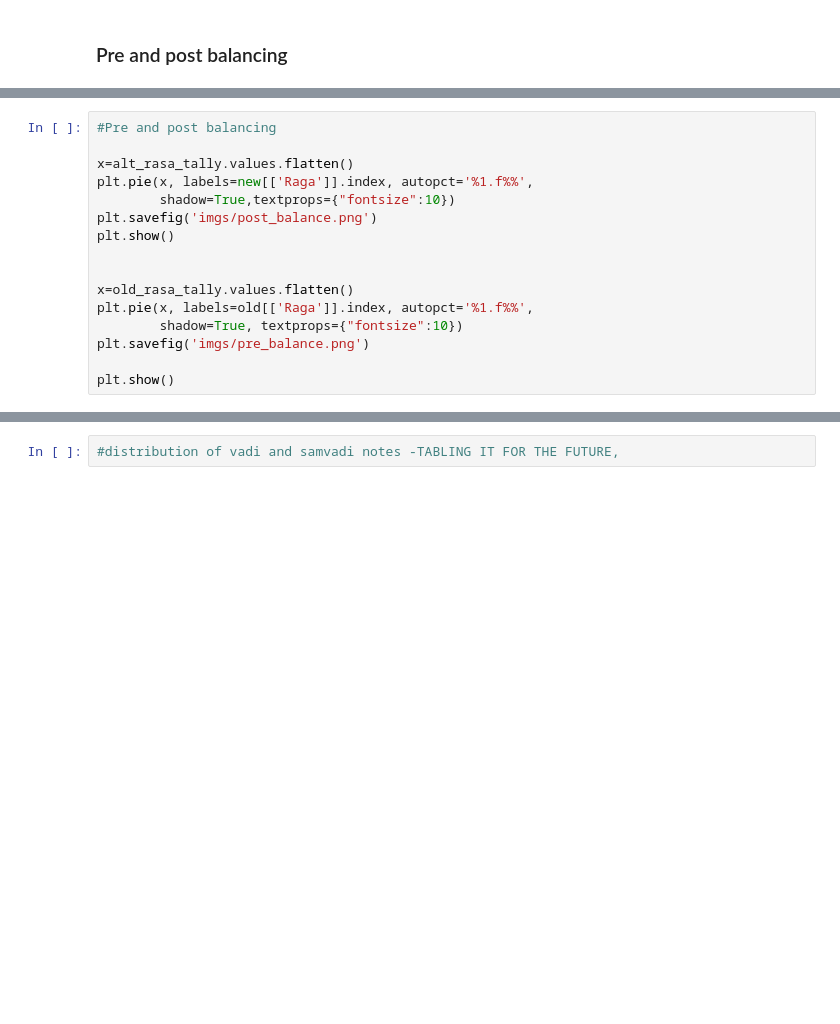
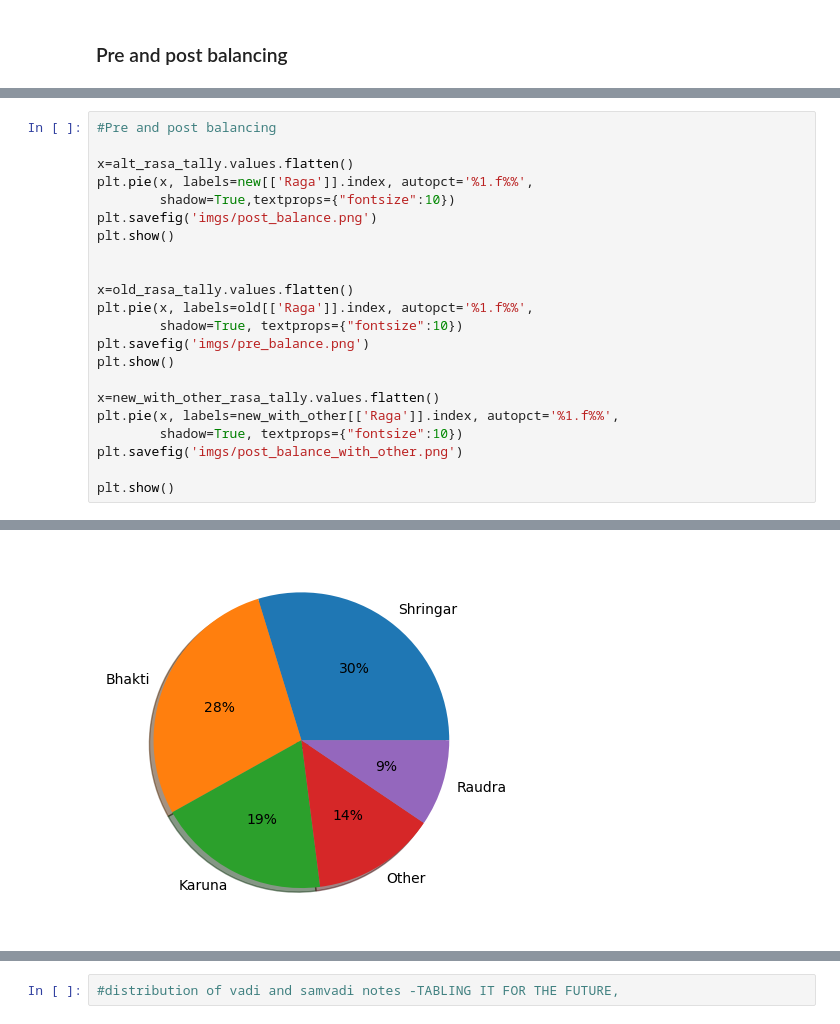
Before and after one commit to rhythmjain/ComputationalMusicology-TheRagaGuide, a Jupyter notebook: Dataset Balancing and plots.ipynb, the cells around one changed output, grey strips where cells are left out. Cells and saved outputs as stored; diff of their text form; blank space fills up the shorter version.

```diff
--- a/Dataset Balancing and plots.ipynb
+++ b/Dataset Balancing and plots.ipynb
@@ -92,19 +83,26 @@ plt.xticks(np.arange(0, len(old), 1), old[['Raga']].index)
 # %%
 #Pre and post balancing
 
 x=alt_rasa_tally.values.flatten()
 plt.pie(x, labels=new[['Raga']].index, autopct='%1.f%%',
         shadow=True,textprops={"fontsize":10})
 plt.savefig('imgs/post_balance.png')
 plt.show()
 
 
 x=old_rasa_tally.values.flatten()
 plt.pie(x, labels=old[['Raga']].index, autopct='%1.f%%',
         shadow=True, textprops={"fontsize":10})
 plt.savefig('imgs/pre_balance.png')
+plt.show()
+
+x=new_with_other_rasa_tally.values.flatten()
+plt.pie(x, labels=new_with_other[['Raga']].index, autopct='%1.f%%',
+        shadow=True, textprops={"fontsize":10})
+plt.savefig('imgs/post_balance_with_other.png')
 
 plt.show()
 # %% [output]
 [figure]
 [figure]
+[figure, added]
```
Also changed, not shown: parts of 27 cells of this notebook, 9 other files.
